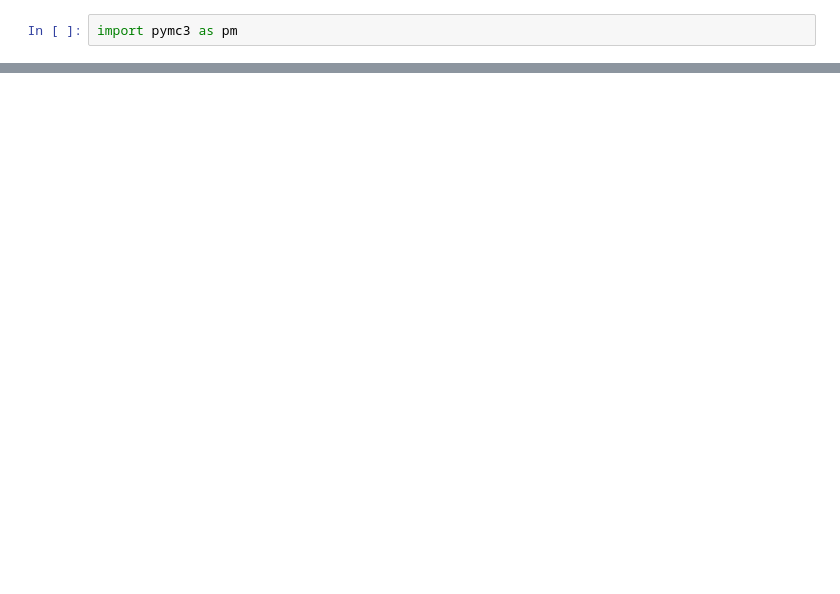
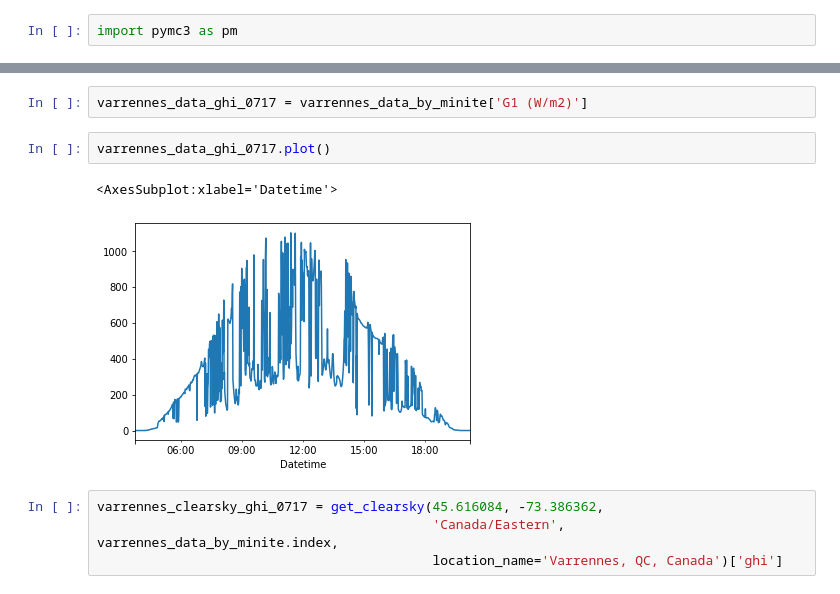
Before and after one commit to tadatoshi/agrivoltaics_supply_side_management, a Jupyter notebook: notebooks/exploratory_data_analysis/solar_resource_time_series.ipynb, the cells around one changed output, grey strips where cells are left out. Drawn from its saved outputs; the diff is of its cells as text; blank space fills up the shorter version.

```diff
--- a/notebooks/exploratory_data_analysis/solar_resource_time_series.ipynb
+++ b/notebooks/exploratory_data_analysis/solar_resource_time_series.ipynb
@@ -271,0 +449,11 @@ import pymc3 as pm
+# %%
+varrennes_data_ghi_0717 = varrennes_data_by_minite['G1 (W/m2)']
+# %%
+varrennes_data_ghi_0717.plot()
+# %% [output]
+<AxesSubplot:xlabel='Datetime'>
+[figure, added]
+# %%
+varrennes_clearsky_ghi_0717 = get_clearsky(45.616084, -73.386362,
+                                           'Canada/Eastern', varrennes_data_by_minite.index,
+                                           location_name='Varrennes, QC, Canada')['ghi']
```
Also changed, not shown: parts of 139 cells of this notebook, 5 other files.
